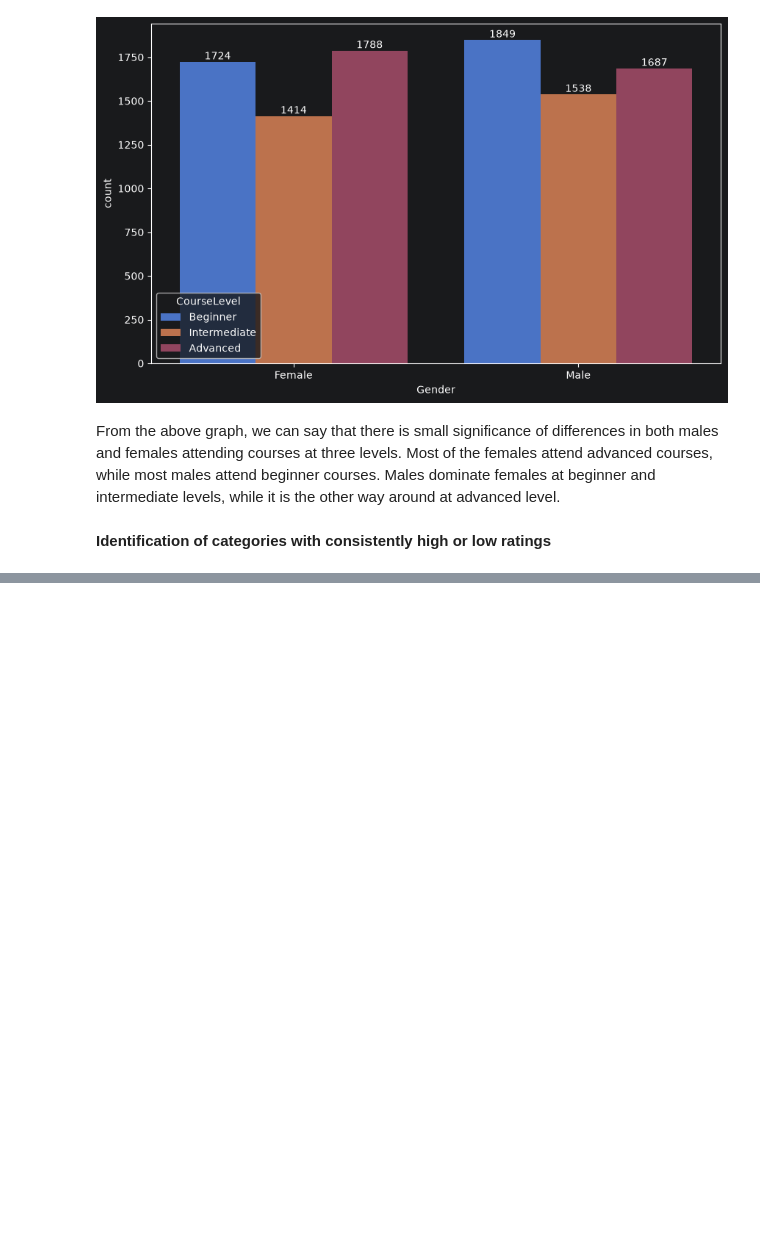
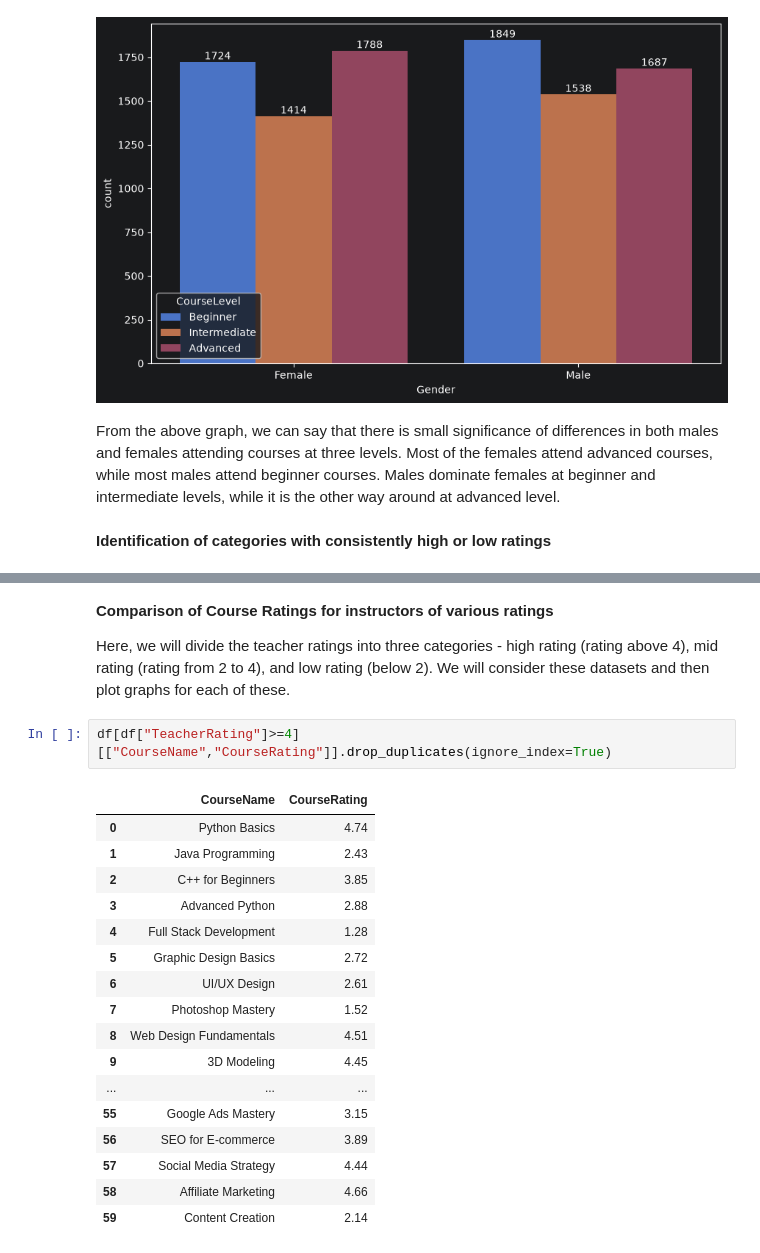
Before and after one commit to amithvardhan99/resume-projects, a Jupyter notebook: Instructor Performance and Course Quality Evaluation on EduPro/notebook.ipynb, the cells around one changed output, grey strips where cells are left out. Cells and saved outputs as stored; diff of their text form; blank space fills up the shorter version.

```diff
--- a/Instructor Performance and Course Quality Evaluation on EduPro/notebook.ipynb
+++ b/Instructor Performance and Course Quality Evaluation on EduPro/notebook.ipynb
@@ -577,0 +576,24 @@ As we have a look at the above graphs, none of the categories show a consistentl
+# %% [markdown]
+**Comparison of Course Ratings for instructors of various ratings**
+
+Here, we will divide the teacher ratings into three categories - high rating (rating above 4), mid rating (rating from 2 to 4), and low rating (below 2). We will consider these datasets and then plot graphs for each of these.
+# %%
+df[df["TeacherRating"]>=4][["CourseName","CourseRating"]].drop_duplicates(ignore_index=True)
+# %% [output]
+|  | CourseName | CourseRating |
+| 0 | Python Basics | 4.74 |
+| 1 | Java Programming | 2.43 |
+| 2 | C++ for Beginners | 3.85 |
+| 3 | Advanced Python | 2.88 |
+| 4 | Full Stack Development | 1.28 |
+| 5 | Graphic Design Basics | 2.72 |
+| 6 | UI/UX Design | 2.61 |
+| 7 | Photoshop Mastery | 1.52 |
+| 8 | Web Design Fundamentals | 4.51 |
+| 9 | 3D Modeling | 4.45 |
+| ... | ... | ... |
+| 55 | Google Ads Mastery | 3.15 |
+| 56 | SEO for E-commerce | 3.89 |
+| 57 | Social Media Strategy | 4.44 |
+| 58 | Affiliate Marketing | 4.66 |
+| 59 | Content Creation | 2.14 |
```
Also changed, not shown: parts of 14 cells of this notebook, 1 other file.
